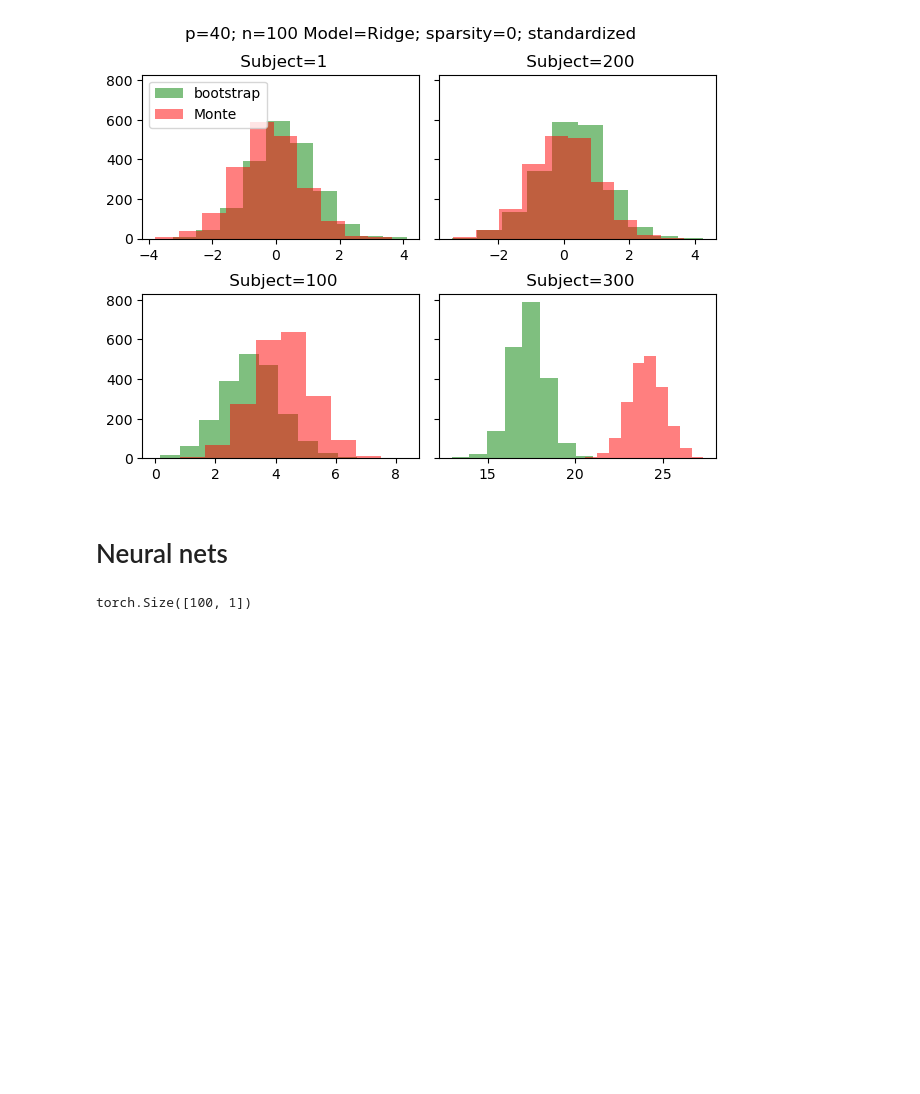
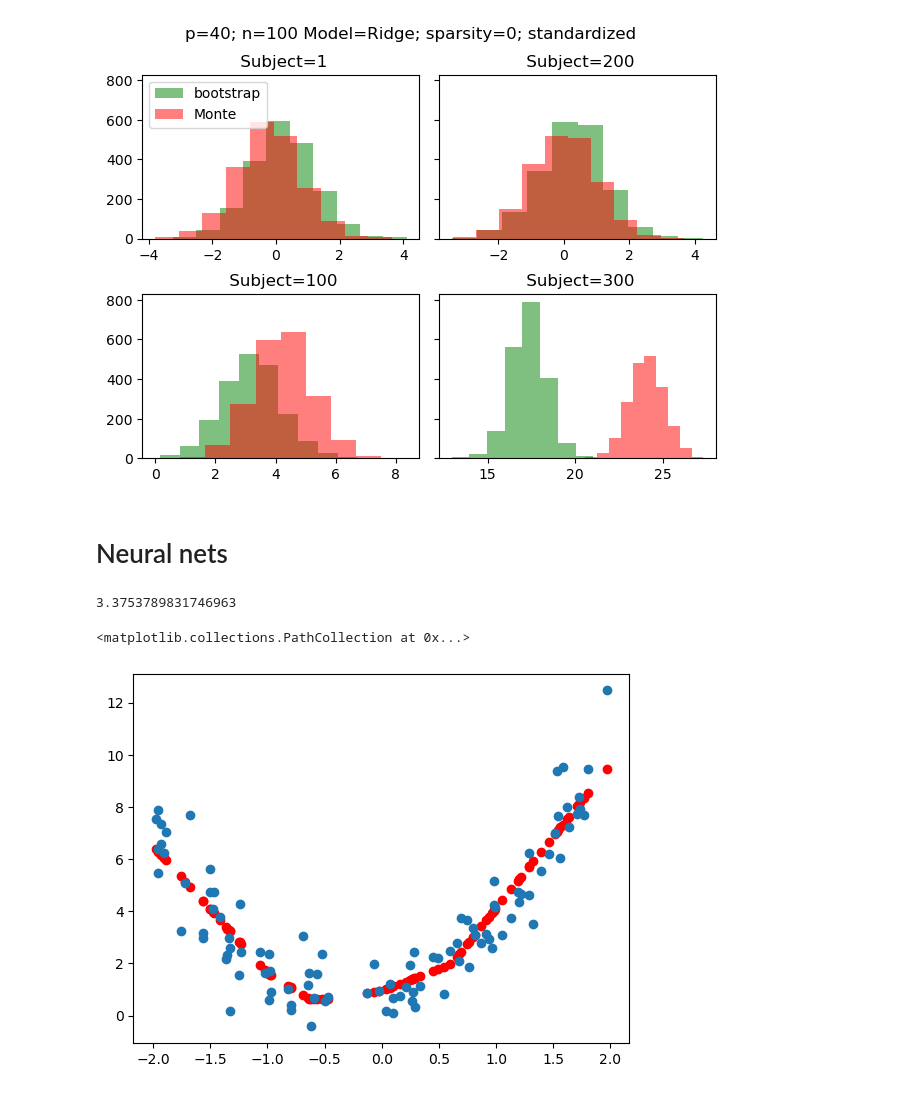
Before and after one commit to junting-ren/model_uncertainty_using_feature_confidence_set, a Jupyter notebook: notebooks/sim_linear_reg.ipynb, the cells around one changed output. Cells and saved outputs as stored; diff of their text form; code cells hidden in the pictures; blank space fills up the shorter version.

```diff
--- a/notebooks/sim_linear_reg.ipynb
+++ b/notebooks/sim_linear_reg.ipynb
@@ -321,15 +321,18 @@ import matplotlib.pyplot as plt
 import confidence_set_func
 import neural_net_func
 # bootstrap
+N = 100
+input_size = p
 N_test = 500
 p = 1
-beta =None
+beta = np.array([1,2,1])
 error_sd = 1
 X_test = None
-n_boot = 1000
+uniform_range = [-2,2]
+#uniform_range = None
 #bias_correction = True
-if beta is None:
-    rng = np.random.default_rng(None)
-    beta = rng.standard_normal(size = p*3)
-X, y, X_test, y_test, mean_test_true = generate_NN_data(100, N_test, p,  transform_X_poly, beta=beta, error_sd = 1, seed = None, X = None, X_test = None, if_tensor = True)
+# if beta is None:
+#     rng = np.random.default_rng(None)
+#     beta = rng.standard_normal(size = p*3)
+X, y, X_test, y_test, mean_test_true, beta = generate_NN_data(N, N_test, p,  transform_X_poly, beta=beta, error_sd = 1, seed = None, X = None, X_test = None, if_tensor = True, uniform_range= uniform_range)
 # %%
@@ -345,6 +352,10 @@ weight_decay = 0
 second_stage = False
 n_sample_mean = 100
 # %%
-X.shape
+#X, y, _, _, _, _ = generate_NN_data(N, N_test, p,  transform_X_poly, beta=beta, error_sd = 1, seed = None, X = None, X_test = None, if_tensor = True)
+mean, se, mean_boot_l,mean_train, best_model = bootstrap_func.fit_bootstrap_NN(y, X, X_test, input_size, h_sizes, out_size,
+                  n_boot, n_iter, lr, device, patience, weight_decay, batchnorm_ind = False, mean_num = mean_num, return_best = True)
+G, mean, se =confidence_set_func.process_boot_samples(mean_boot_l, mean, se, mean_test_true,
+                                      False, second_stage, center_G, center_pred)
+mean_bias_cor1 = 2*mean - np.mean(mean_boot_l, axis = 0)
+mean_bias_cor2 = mean - np.mean(mean_train - y.numpy())
-# %% [output]
-torch.Size([100, 1])
@@ -350,0 +365,13 @@ torch.Size([100, 1])
+# %%
+np.mean(mean)
+# %% [output]
+3.3753789831746963
+# %%
+x_observe =  X.detach().numpy()
+pred = best_model.forward(torch.tensor(x_observe)).squeeze(1).detach().numpy()
+#pred = mean_train
+plt.scatter(x_observe, pred, color = 'red')
+plt.scatter(x_observe, y.detach().numpy())
+# %% [output]
+<matplotlib.collections.PathCollection at 0x...>
+[figure, added]
```
Also changed, not shown: parts of 10 cells of this notebook.
